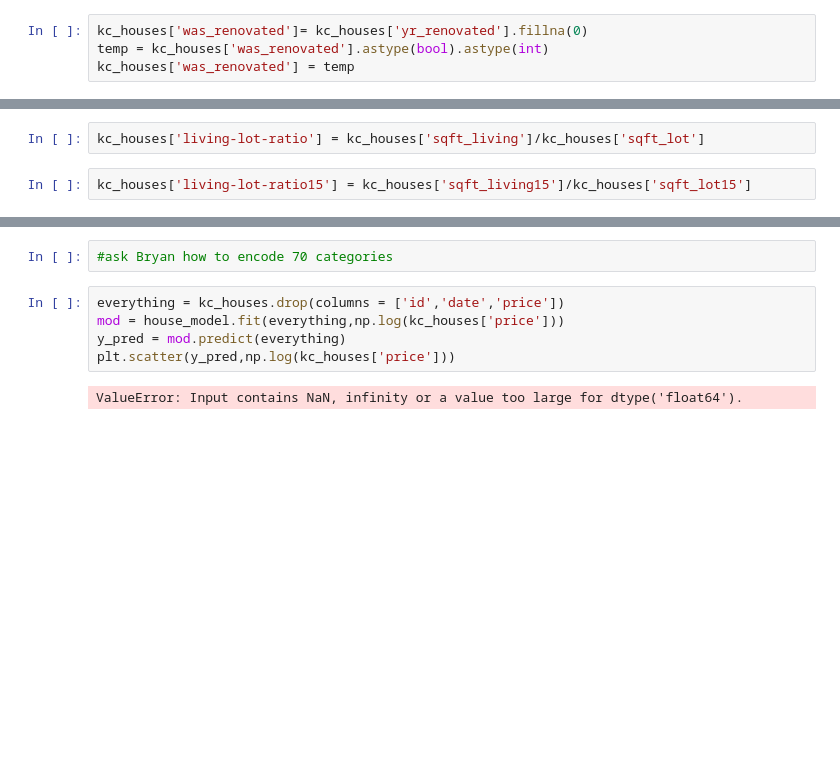
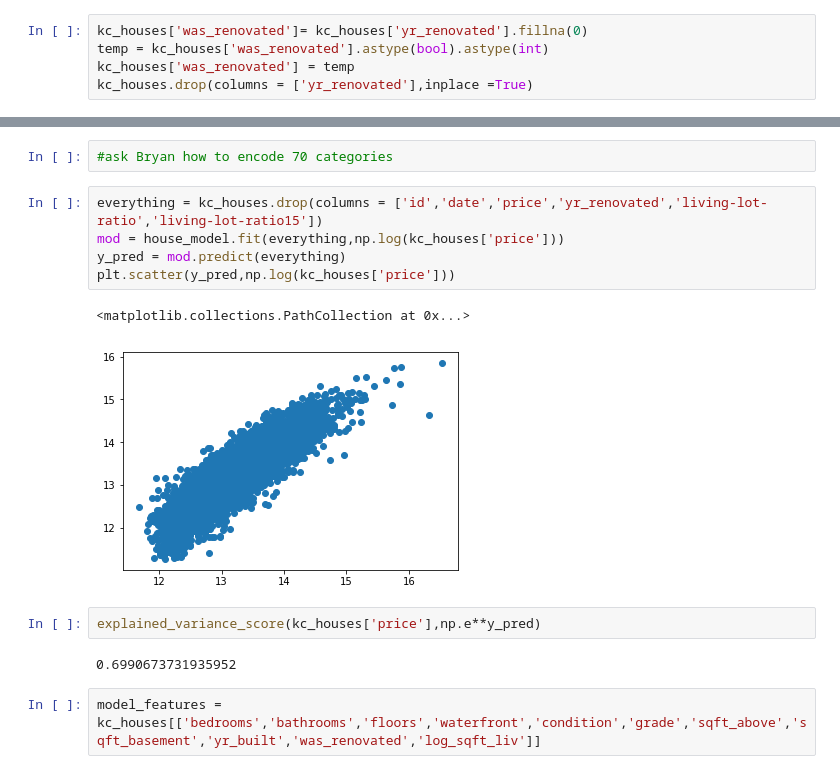
Before and after one commit to dmart49/Mod1Project, a Jupyter notebook: data_cleaning.ipynb, the cells around one changed output, grey strips where cells are left out. Cells and saved outputs as stored; diff of their text form; blank space fills up the shorter version.

```diff
--- a/data_cleaning.ipynb
+++ b/data_cleaning.ipynb
@@ -75,6 +75,7 @@ Given that the vast majority of lots have a value of 0 for 'yr_renovated' and >1
 kc_houses['was_renovated']= kc_houses['yr_renovated'].fillna(0)
 temp = kc_houses['was_renovated'].astype(bool).astype(int)
 kc_houses['was_renovated'] = temp
+kc_houses.drop(columns = ['yr_renovated'],inplace =True)
 # %% [markdown]
 Roughly 10% of records have a null value for 'waterfront'. Given that a large number of records have a null value for waterfront but we think this information may have a bearing on sale price, it would not be practical to simply drop the rows for which waterfront has a null value. Instead, null values in the waterfront column will be replaced with 0.
 # %%
@@ -149,10 +126,6 @@ kc_houses.describe()
 | 75% | 7.312200e+09 | 6.450000e+05 | 4.000000 | 2.500000 | 2550.000000 | 1.069775e+04 | 2.00000 | 0.000000 | 0.000000 | 4.000000 | ... |
 | max | 9.900000e+09 | 7.700000e+06 | 33.000000 | 8.000000 | 13540.000000 | 1.651359e+06 | 3.50000 | 1.000000 | 4.000000 | 5.000000 | ... |
 8 rows × 21 columns
-# %%
-kc_houses['living-lot-ratio'] = kc_houses['sqft_living']/kc_houses['sqft_lot']
-# %%
-kc_houses['living-lot-ratio15'] = kc_houses['sqft_living15']/kc_houses['sqft_lot15']
 # %%
 import matplotlib.pyplot as plt
 plt.scatter(kc_houses['sqft_living'],kc_houses['sqft_living15'])
@@ -235,9 +208,16 @@ plt.scatter(y_pred,np.log(kc_houses['price']))
 # %%
 #ask Bryan how to encode 70 categories
 # %%
-everything = kc_houses.drop(columns = ['id','date','price'])
+everything = kc_houses.drop(columns = ['id','date','price','yr_renovated','living-lot-ratio','living-lot-ratio15'])
 mod = house_model.fit(everything,np.log(kc_houses['price']))
 y_pred = mod.predict(everything)
 plt.scatter(y_pred,np.log(kc_houses['price']))
 # %% [output]
-ValueError: Input contains NaN, infinity or a value too large for dtype('float64').
+<matplotlib.collections.PathCollection at 0x...>
+[figure, added]
+# %%
+explained_variance_score(kc_houses['price'],np.e**y_pred)
+# %% [output]
+0.6990673731935952
+# %%
+model_features = kc_houses[['bedrooms','bathrooms','floors','waterfront','condition','grade','sqft_above','sqft_basement','yr_built','was_renovated','log_sqft_liv']]
```
Also changed, not shown: parts of 11 cells of this notebook.
